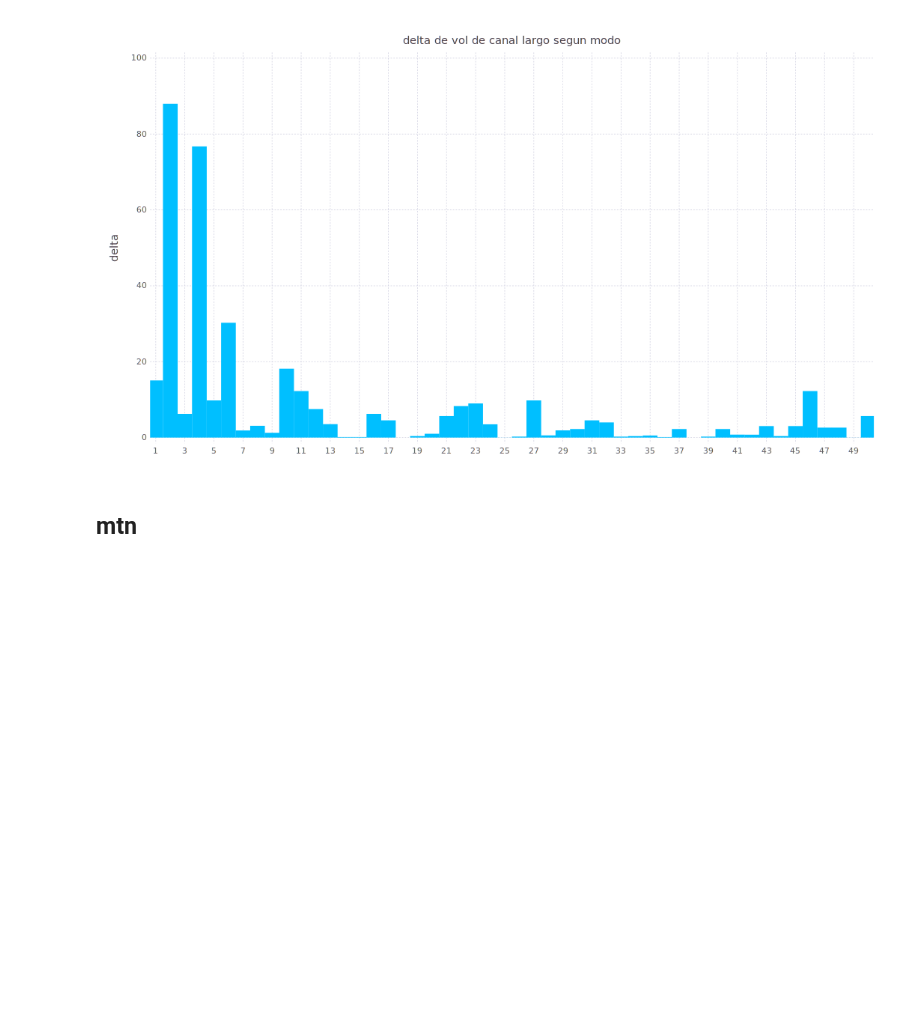
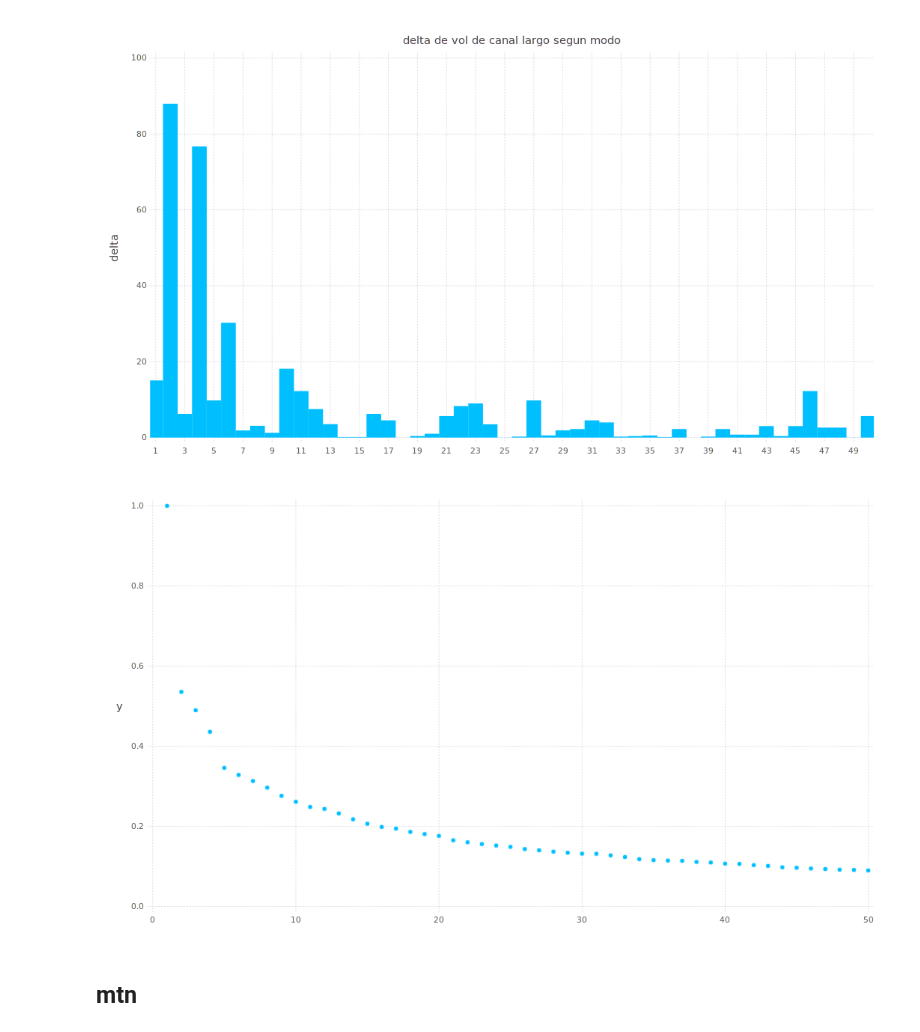
Before and after one commit to pgbarletta/hemo, a Jupyter notebook: src/gradient.ipynb, the cells around one changed output. Cells and saved outputs as stored; diff of their text form; code cells hidden in the pictures; blank space fills up the shorter version.

Commit message:
added PCA gradient, checked evals

```diff
--- a/src/gradient.ipynb
+++ b/src/gradient.ipynb
@@ -212,3 +213,7 @@ writedlm("/home/german/labo/16/hemo/cavities/2displ/vtores/vec_pocket_mto_largo"
+# %%
+plot(y=(1./(evals_mto[1:50]/evals_mto[1])))
+# %% [output]
+[figure, added]
 # %% [markdown]
 ## mtn
 # %% [markdown]
```
Also changed, not shown: parts of 2 cells of this notebook.
